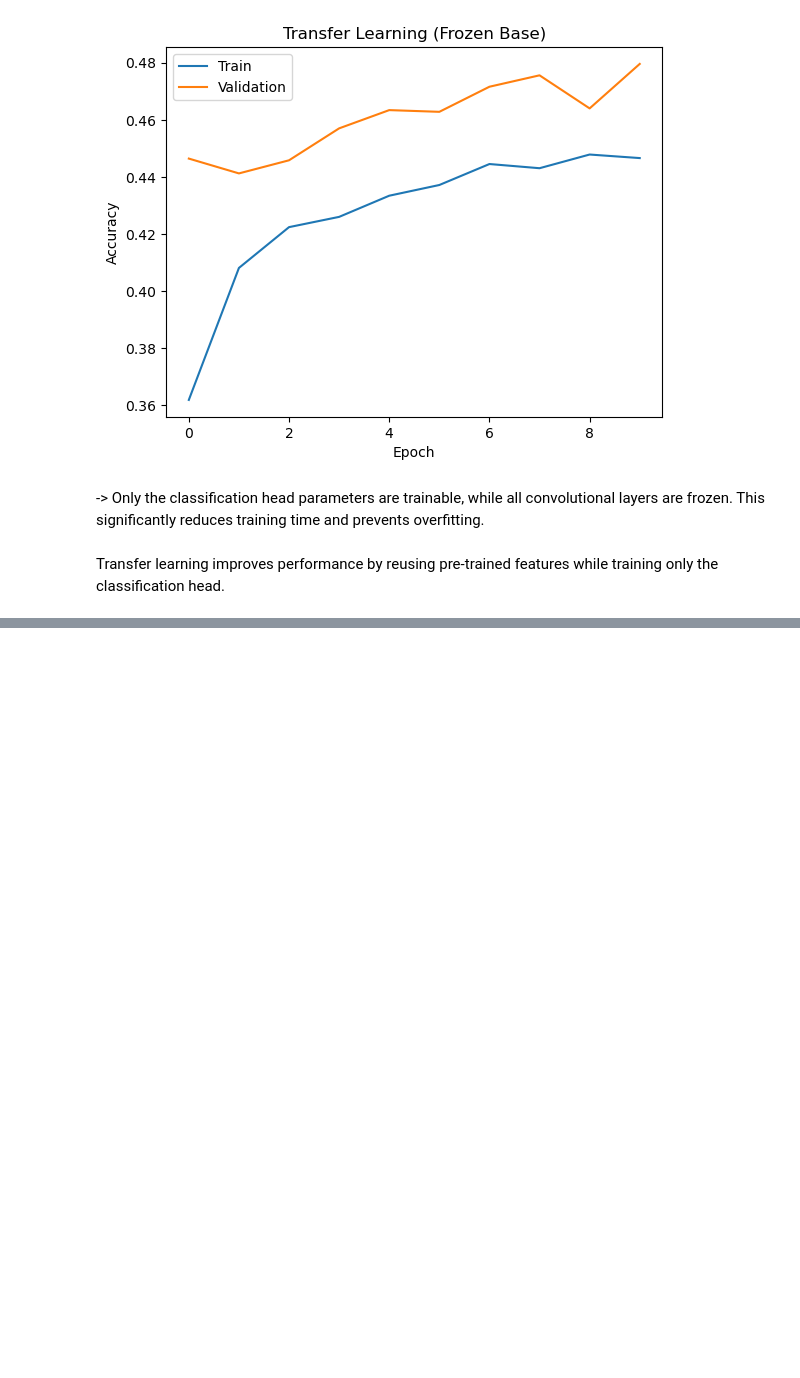
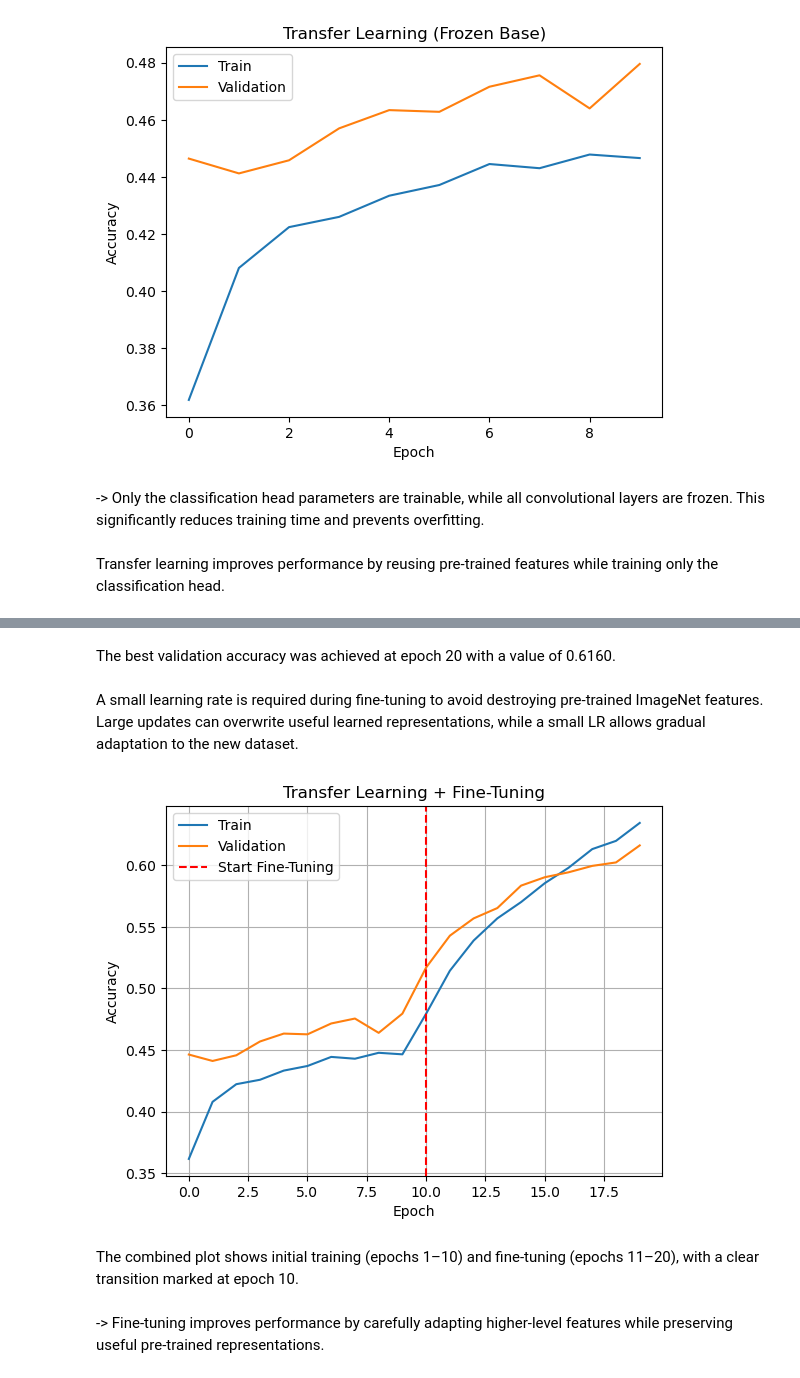
Before and after one commit to ritesh-kr18/CNN_Lab_Work, a Jupyter notebook: 24cd3035_CNN_Lab.ipynb, the cells around one changed output, grey strips where cells are left out. Saved outputs shown, nothing was run; the diff lists cells and outputs as text; code cells hidden in the pictures; blank space fills up the shorter version.

Commit message:
Task 5: implemented fine-tuning with gradual unfreezing, early stopping, and combined accuracy plot

```diff
--- a/24cd3035_CNN_Lab.ipynb
+++ b/24cd3035_CNN_Lab.ipynb
@@ -1826,0 +1833,2 @@ Transfer learning improves performance by reusing pre-trained features while tra
+# %%
+optimizer = torch.optim.Adam(filter(lambda p: p.requires_grad, base_model.parameters()), lr=1e-5)
@@ -1826,0 +1908,24 @@ Transfer learning improves performance by reusing pre-trained features while tra
+# %% [markdown]
+The best validation accuracy was achieved at epoch 20 with a value of 0.6160.
+# %% [markdown]
+A small learning rate is required during fine-tuning to avoid destroying pre-trained ImageNet features. Large updates can overwrite useful learned representations, while a small LR allows gradual adaptation to the new dataset.
+# %%
+plt.plot(train_acc, label="Train")
+plt.plot(val_acc, label="Validation")
+
+plt.axvline(x=10, color='r', linestyle='--', label="Start Fine-Tuning")
+
+plt.xlabel("Epoch")
+plt.ylabel("Accuracy")
+plt.title("Transfer Learning + Fine-Tuning")
+plt.legend()
+plt.grid(True)
+
+plt.savefig("tl_finetuned.png")
+plt.show()
+# %% [output]
+[figure, added]
+# %% [markdown]
+The combined plot shows initial training (epochs 1–10) and fine-tuning (epochs 11–20), with a clear transition marked at epoch 10.
+# %% [markdown]
+-> Fine-tuning improves performance by carefully adapting higher-level       features while preserving useful pre-trained representations.
```
Also changed, not shown: parts of 3 cells of this notebook.
